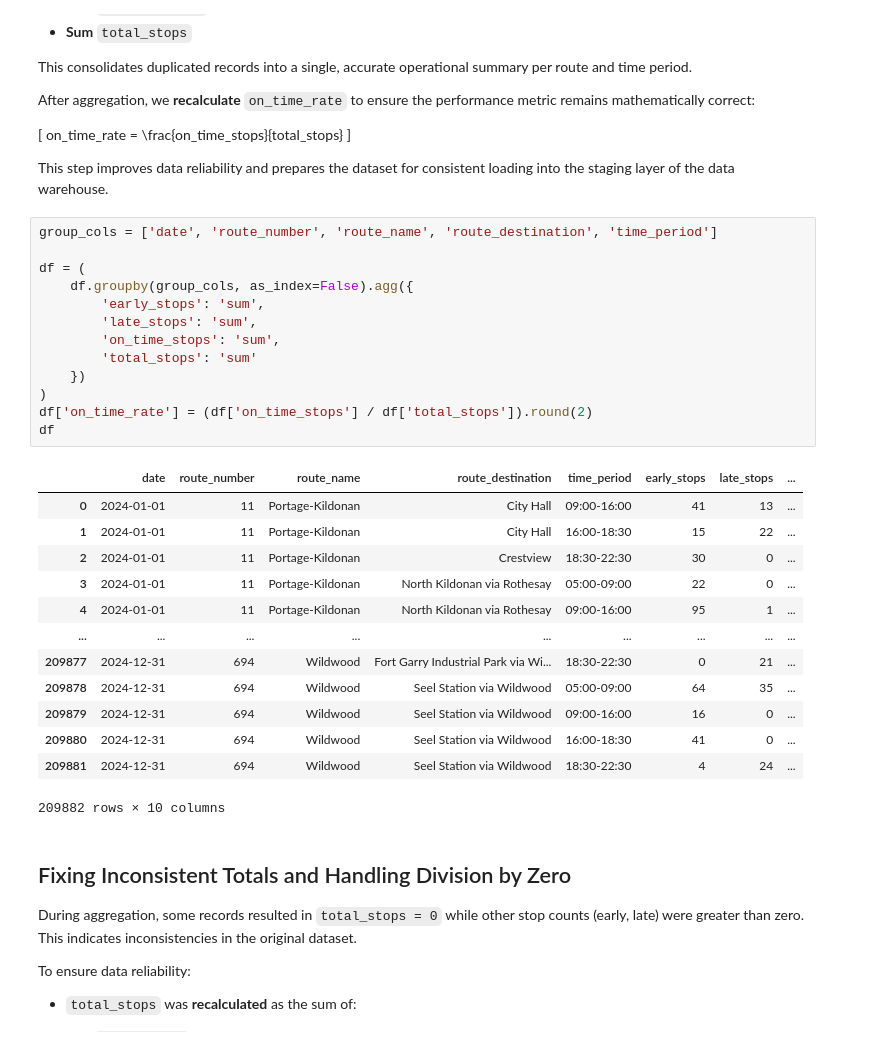
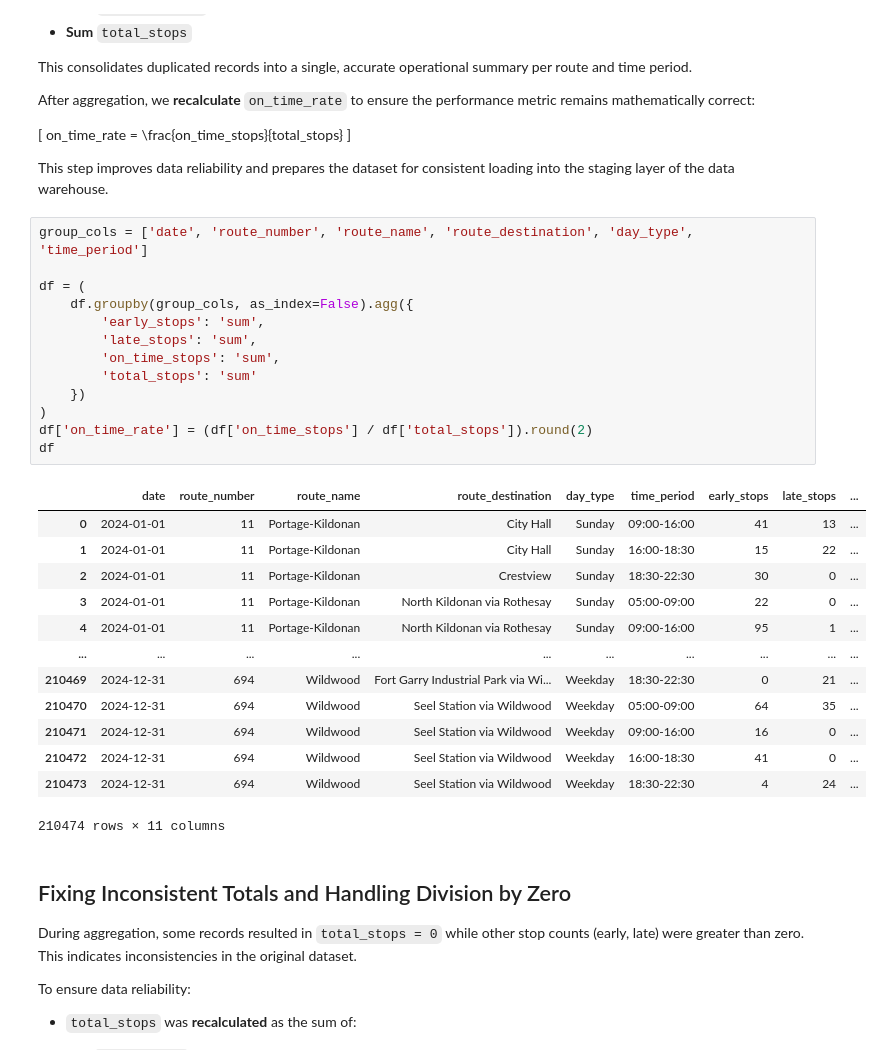
Before and after one commit to renatoblandi/winnipeg-transit-data-pipeline, a Jupyter notebook: data_preparation/bus/02_bus_clean.ipynb, the cells around one changed output. Drawn from its saved outputs; the diff is of its cells as text.

Commit message:
Fix: add back day_type column

```diff
--- a/data_preparation/bus/02_bus_clean.ipynb
+++ b/data_preparation/bus/02_bus_clean.ipynb
@@ -272,32 +272,32 @@ on\_time\_rate = \frac{on\_time\_stops}{total\_stops}
 
 This step improves data reliability and prepares the dataset for consistent loading into the staging layer of the data warehouse.
 # %%
-group_cols = ['date', 'route_number', 'route_name', 'route_destination', 'time_period']
+group_cols = ['date', 'route_number', 'route_name', 'route_destination', 'day_type', 'time_period']
 
 df = (
     df.groupby(group_cols, as_index=False).agg({
         'early_stops': 'sum',
         'late_stops': 'sum',
         'on_time_stops': 'sum',
         'total_stops': 'sum'
     })
 )
 df['on_time_rate'] = (df['on_time_stops'] / df['total_stops']).round(2)
 df
 # %% [output]
-|  | date | route_number | route_name | route_destination | time_period | early_stops | late_stops | ... |
-| 0 | 2024-01-01 | 11 | Portage-Kildonan | City Hall | 09:00-16:00 | 41 | 13 | ... |
-| 1 | 2024-01-01 | 11 | Portage-Kildonan | City Hall | 16:00-18:30 | 15 | 22 | ... |
-| 2 | 2024-01-01 | 11 | Portage-Kildonan | Crestview | 18:30-22:30 | 30 | 0 | ... |
-| 3 | 2024-01-01 | 11 | Portage-Kildonan | North Kildonan via Rothesay | 05:00-09:00 | 22 | 0 | ... |
-| 4 | 2024-01-01 | 11 | Portage-Kildonan | North Kildonan via Rothesay | 09:00-16:00 | 95 | 1 | ... |
-| ... | ... | ... | ... | ... | ... | ... | ... | ... |
-| 209877 | 2024-12-31 | 694 | Wildwood | Fort Garry Industrial Park via Wi... | 18:30-22:30 | 0 | 21 | ... |
-| 209878 | 2024-12-31 | 694 | Wildwood | Seel Station via Wildwood | 05:00-09:00 | 64 | 35 | ... |
-| 209879 | 2024-12-31 | 694 | Wildwood | Seel Station via Wildwood | 09:00-16:00 | 16 | 0 | ... |
-| 209880 | 2024-12-31 | 694 | Wildwood | Seel Station via Wildwood | 16:00-18:30 | 41 | 0 | ... |
-| 209881 | 2024-12-31 | 694 | Wildwood | Seel Station via Wildwood | 18:30-22:30 | 4 | 24 | ... |
+|  | date | route_number | route_name | route_destination | day_type | time_period | early_stops | late_stops | ... |
+| 0 | 2024-01-01 | 11 | Portage-Kildonan | City Hall | Sunday | 09:00-16:00 | 41 | 13 | ... |
+| 1 | 2024-01-01 | 11 | Portage-Kildonan | City Hall | Sunday | 16:00-18:30 | 15 | 22 | ... |
+| 2 | 2024-01-01 | 11 | Portage-Kildonan | Crestview | Sunday | 18:30-22:30 | 30 | 0 | ... |
+| 3 | 2024-01-01 | 11 | Portage-Kildonan | North Kildonan via Rothesay | Sunday | 05:00-09:00 | 22 | 0 | ... |
+| 4 | 2024-01-01 | 11 | Portage-Kildonan | North Kildonan via Rothesay | Sunday | 09:00-16:00 | 95 | 1 | ... |
+| ... | ... | ... | ... | ... | ... | ... | ... | ... | ... |
+| 210469 | 2024-12-31 | 694 | Wildwood | Fort Garry Industrial Park via Wi... | Weekday | 18:30-22:30 | 0 | 21 | ... |
+| 210470 | 2024-12-31 | 694 | Wildwood | Seel Station via Wildwood | Weekday | 05:00-09:00 | 64 | 35 | ... |
+| 210471 | 2024-12-31 | 694 | Wildwood | Seel Station via Wildwood | Weekday | 09:00-16:00 | 16 | 0 | ... |
+| 210472 | 2024-12-31 | 694 | Wildwood | Seel Station via Wildwood | Weekday | 16:00-18:30 | 41 | 0 | ... |
+| 210473 | 2024-12-31 | 694 | Wildwood | Seel Station via Wildwood | Weekday | 18:30-22:30 | 4 | 24 | ... |
-209882 rows × 10 columns
+210474 rows × 11 columns
 # %% [markdown]
 ## Fixing Inconsistent Totals and Handling Division by Zero
 
```
Also changed, not shown: parts of 1 cell of this notebook.
